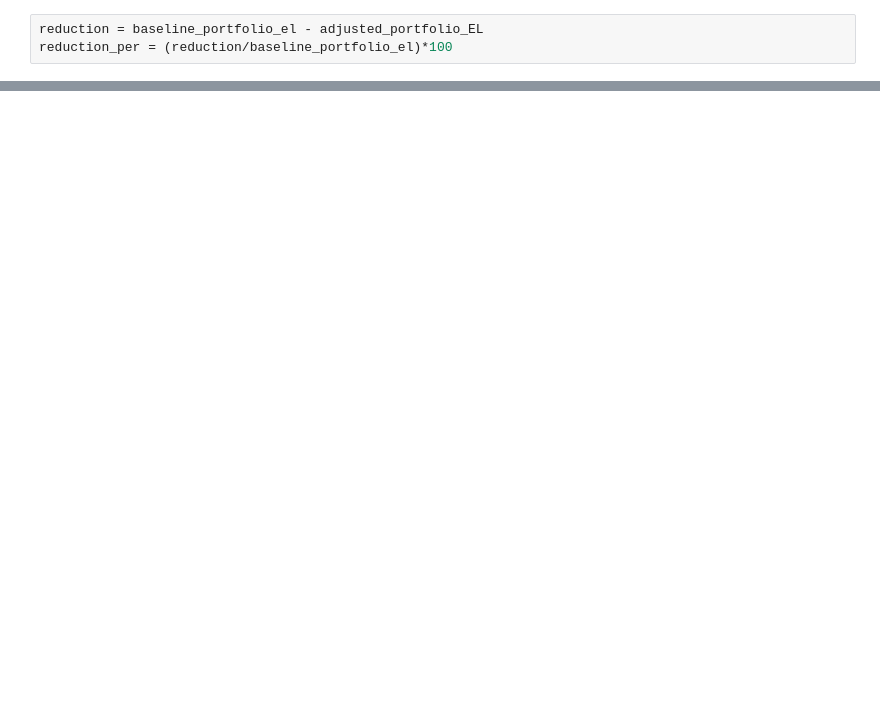
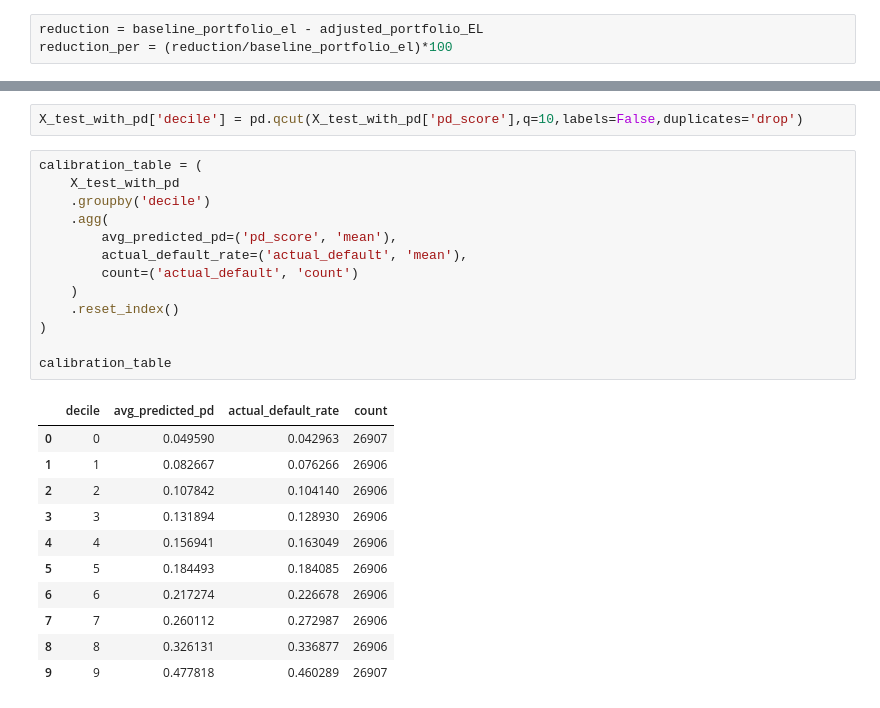
Before and after one commit to rudransh126/credit-line-adjustment-system, a Jupyter notebook: notebooks/pd_model_baseline.ipynb, the cells around one changed output, grey strips where cells are left out. Drawn from its saved outputs; the diff is of its cells as text; blank space fills up the shorter version.

```diff
--- a/notebooks/pd_model_baseline.ipynb
+++ b/notebooks/pd_model_baseline.ipynb
@@ -399,0 +507,27 @@ Future Work:
+# %%
+X_test_with_pd['decile'] = pd.qcut(X_test_with_pd['pd_score'],q=10,labels=False,duplicates='drop')
+# %%
+calibration_table = (
+    X_test_with_pd
+    .groupby('decile')
+    .agg(
+        avg_predicted_pd=('pd_score', 'mean'),
+        actual_default_rate=('actual_default', 'mean'),
+        count=('actual_default', 'count')
+    )
+    .reset_index()
+)
+
+calibration_table
+# %% [output]
+|  | decile | avg_predicted_pd | actual_default_rate | count |
+| 0 | 0 | 0.049590 | 0.042963 | 26907 |
+| 1 | 1 | 0.082667 | 0.076266 | 26906 |
+| 2 | 2 | 0.107842 | 0.104140 | 26906 |
+| 3 | 3 | 0.131894 | 0.128930 | 26906 |
+| 4 | 4 | 0.156941 | 0.163049 | 26906 |
+| 5 | 5 | 0.184493 | 0.184085 | 26906 |
+| 6 | 6 | 0.217274 | 0.226678 | 26906 |
+| 7 | 7 | 0.260112 | 0.272987 | 26906 |
+| 8 | 8 | 0.326131 | 0.336877 | 26906 |
+| 9 | 9 | 0.477818 | 0.460289 | 26907 |
```
Also changed, not shown: parts of 51 cells of this notebook, 3 other files.
